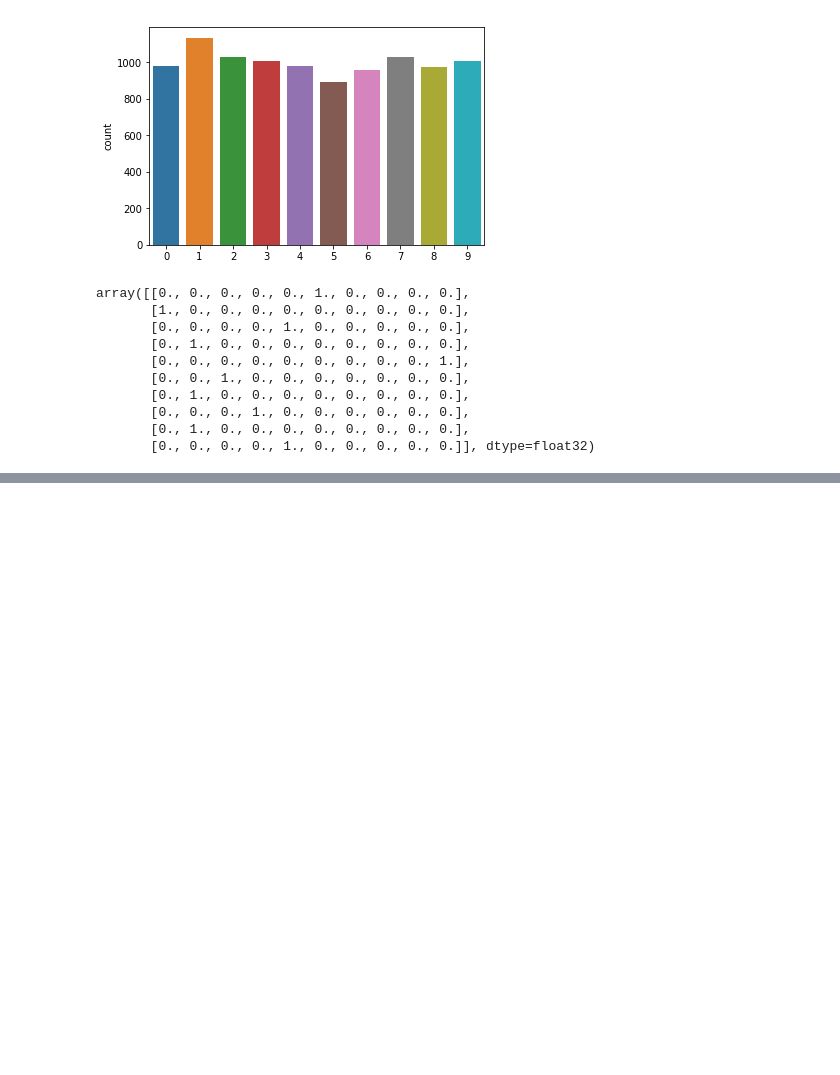
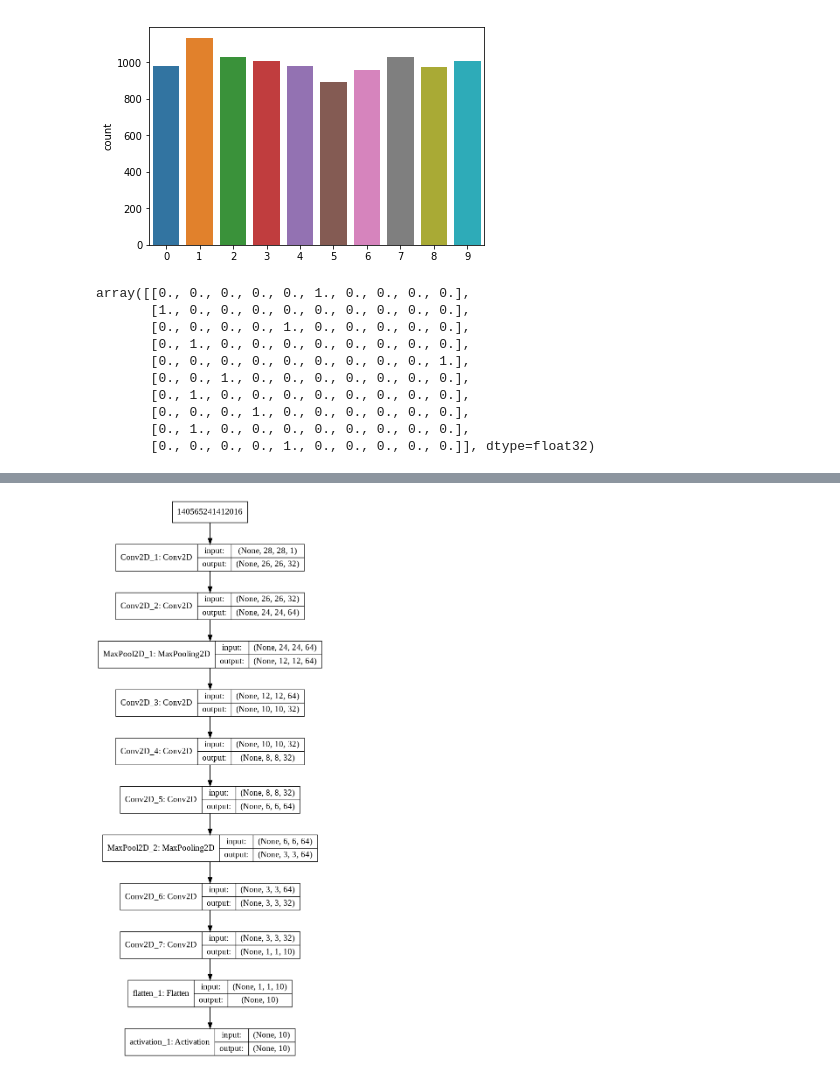
Before and after one commit to inboxpraveen/EVA-SchoolOfAi-2019, a Jupyter notebook: P4/4A.ipynb, the cells around one changed output, grey strips where cells are left out. Cells and saved outputs as stored; diff of their text form; code cells hidden in the pictures; blank space fills up the shorter version.

Commit message:
readme and model

```diff
--- a/P4/4A.ipynb
+++ b/P4/4A.ipynb
@@ -128,30 +130,16 @@ array([[0., 0., 0., 0., 0., 1., 0., 0., 0., 0.],
 # %%
-def __model__(load_model=False, model_name=''):
+model = Sequential()
 
-  ## PLAIN VANILA NETWORK
+model.add(Conv2D(32, kernel_size = 3, activation='relu',name="Conv2D_1", input_shape = (28, 28, 1)))
+model.add(Conv2D(64, kernel_size = 3,name="Conv2D_2", activation='relu'))
+model.add(MaxPooling2D(pool_size=(2,2),name="MaxPool2D_1"))
 
-  model = Sequential()
+model.add(Conv2D(32, kernel_size = 3,name="Conv2D_3", activation='relu'))
+model.add(Conv2D(32, kernel_size = 3,name="Conv2D_4", activation='relu'))
+model.add(Conv2D(64, kernel_size = 3,name="Conv2D_5", activation='relu'))
+model.add(MaxPooling2D(pool_size=(2,2),name="MaxPool2D_2"))
 
-  model.add(Conv2D(16, kernel_size = 3, activation='relu',name="Conv2D_1", input_shape = (28, 28, 1)))
-  model.add(Conv2D(30, kernel_size = 3,name="Conv2D_2", activation='relu'))
-  model.add(MaxPooling2D(pool_size=(2,2),name="MaxPool2D_1"))
-
-  model.add(Conv2D(12, kernel_size = 3,name="Conv2D_3", activation='relu'))
-  model.add(Conv2D(12, kernel_size = 3,name="Conv2D_4", activation='relu'))
-  model.add(Conv2D(29, kernel_size = 3,name="Conv2D_5", activation='relu'))
-  model.add(MaxPooling2D(pool_size=(2,2),name="MaxPool2D_2"))
-
-  model.add(Conv2D(18,kernel_size=(1,1),name="Conv2D_6",activation='relu'))
-  model.add(Conv2D(10, kernel_size = 3,name="Conv2D_7"))
-  model.add(Flatten())
-  model.add(Activation('softmax'))
-
-
-  if load_model:
-    model.load_weights(model_name)
-
-  model.compile(loss='categorical_crossentropy',optimizer='adam',metrics=['accuracy'])
-
-  print('\nTOTAL NUMBER OF PARAMETERS : ',model.count_params(),'\n\n')
-
-  return model
+model.add(Conv2D(32,kernel_size=(1,1),name="Conv2D_6",activation='relu'))
+model.add(Conv2D(10, kernel_size = 3,name="Conv2D_7"))
+model.add(Flatten())
+model.add(Activation('softmax'))
@@ -242,0 +170,6 @@ Epoch 4/10
+# %%
+plot_model(model, show_shapes=True, show_layer_names=True, to_file='model.png')
+from IPython.display import Image
+Image(retina=True, filename='model.png')
+# %% [output]
+[figure, added]
```
Also changed, not shown: parts of 15 cells of this notebook, 5 other files.
